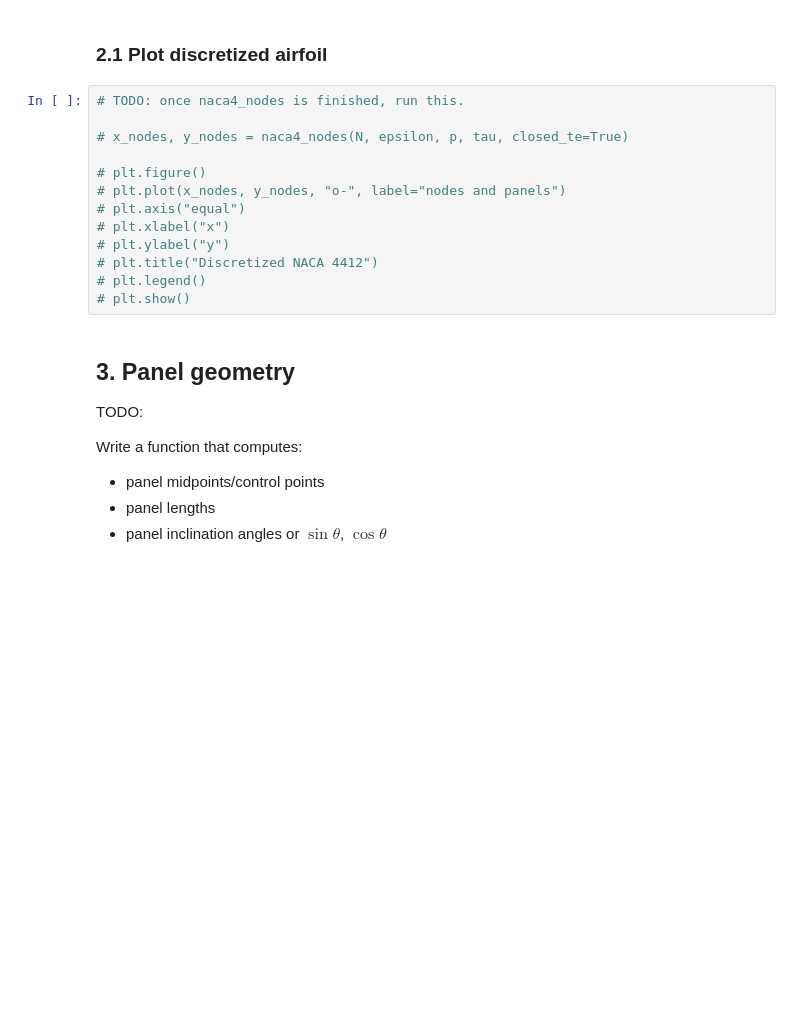
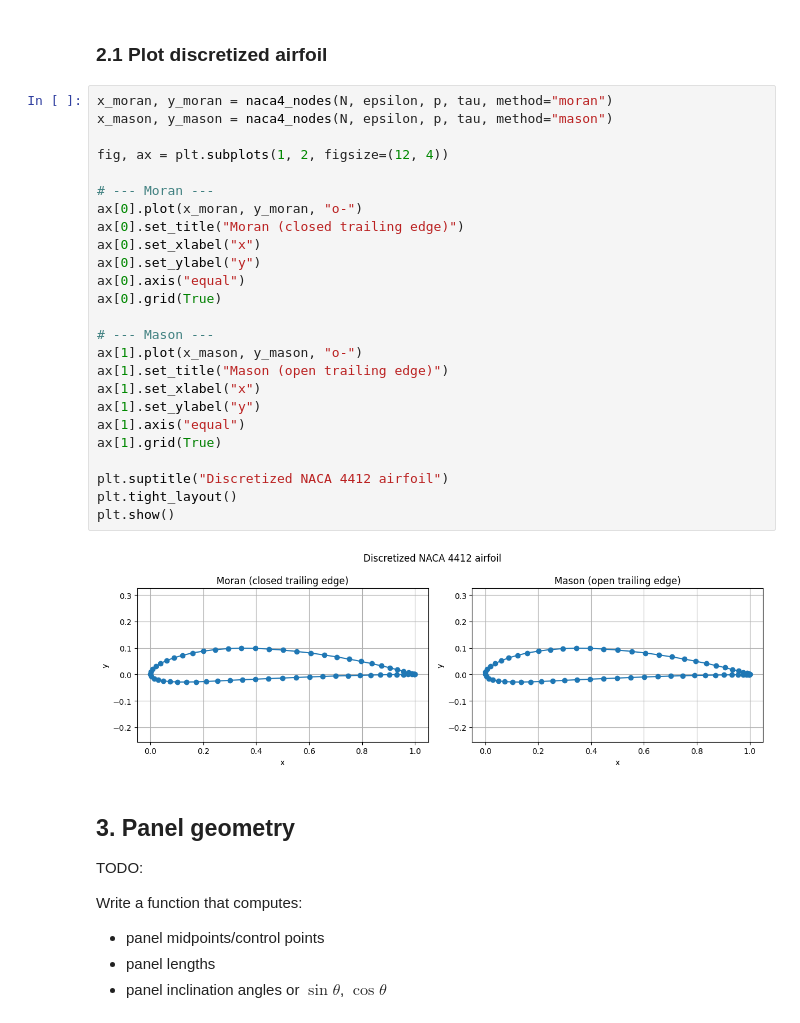
Before and after one commit to NiciiA/aerodyn, a Jupyter notebook: aerodynamics_homework_python_template.ipynb, the cells around one changed output. Saved outputs shown, nothing was run; the diff lists cells and outputs as text; blank space fills up the shorter version.

```diff
--- a/aerodynamics_homework_python_template.ipynb
+++ b/aerodynamics_homework_python_template.ipynb
@@ -126,18 +125,32 @@ def naca4_nodes(N, epsilon, p, tau, closed_te=True):
 # %% [markdown]
 ### 2.1 Plot discretized airfoil
 # %%
-# TODO: once naca4_nodes is finished, run this.
+x_moran, y_moran = naca4_nodes(N, epsilon, p, tau, method="moran")
+x_mason, y_mason = naca4_nodes(N, epsilon, p, tau, method="mason")
 
-# x_nodes, y_nodes = naca4_nodes(N, epsilon, p, tau, closed_te=True)
+fig, ax = plt.subplots(1, 2, figsize=(12, 4))
 
-# plt.figure()
-# plt.plot(x_nodes, y_nodes, "o-", label="nodes and panels")
-# plt.axis("equal")
-# plt.xlabel("x")
-# plt.ylabel("y")
-# plt.title("Discretized NACA 4412")
-# plt.legend()
-# plt.show()
+# --- Moran ---
+ax[0].plot(x_moran, y_moran, "o-")
+ax[0].set_title("Moran (closed trailing edge)")
+ax[0].set_xlabel("x")
+ax[0].set_ylabel("y")
+ax[0].axis("equal")
+ax[0].grid(True)
+
+# --- Mason ---
+ax[1].plot(x_mason, y_mason, "o-")
+ax[1].set_title("Mason (open trailing edge)")
+ax[1].set_xlabel("x")
+ax[1].set_ylabel("y")
+ax[1].axis("equal")
+ax[1].grid(True)
+
+plt.suptitle("Discretized NACA 4412 airfoil")
+plt.tight_layout()
+plt.show()
+# %% [output]
+[figure, added]
 # %% [markdown]
 ## 3. Panel geometry
 
```
Also changed, not shown: parts of 19 cells of this notebook.
